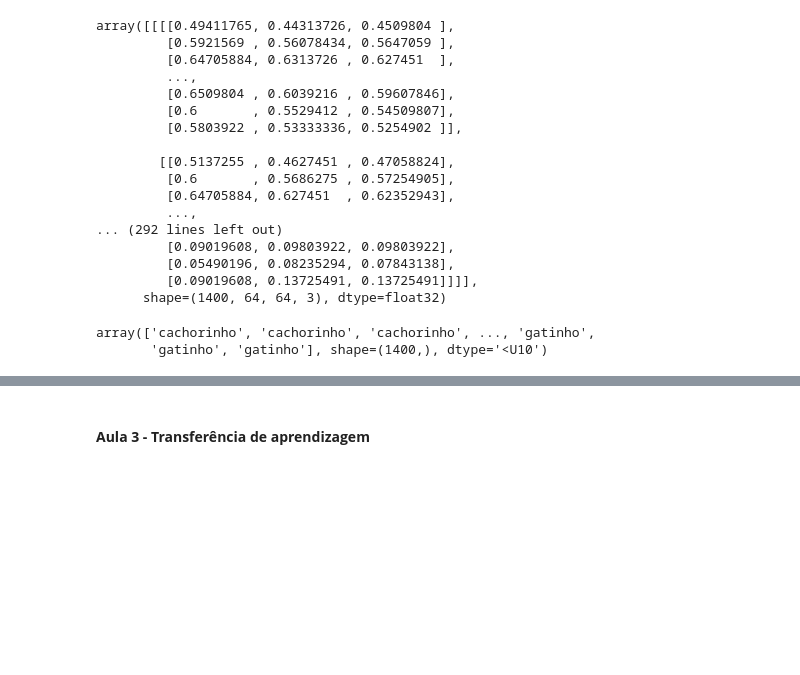
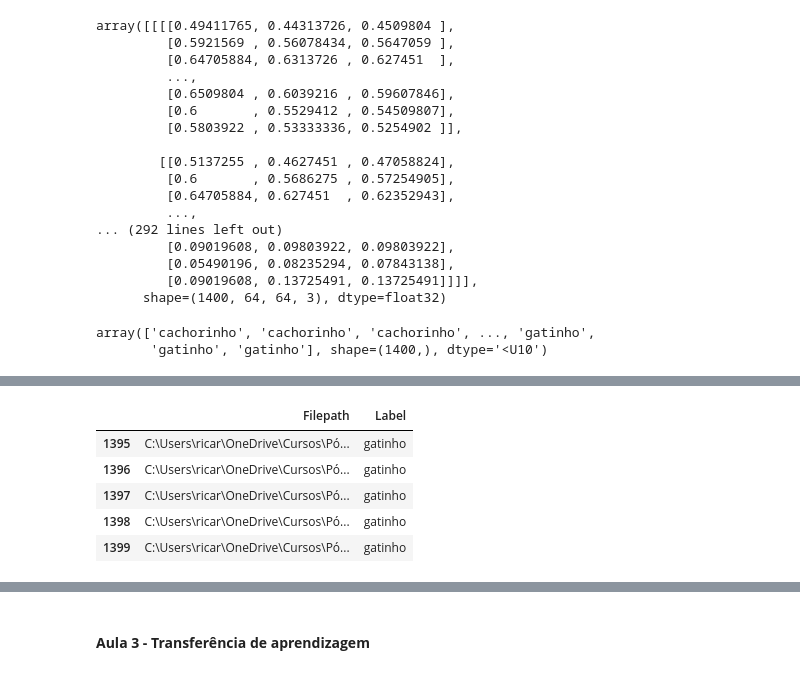
Before and after one commit to RicardViana/fiap-Deep-Learning-and-unstructured-data, a Jupyter notebook: deep_reinforcement_learning.ipynb, the cells around one changed output, grey strips where cells are left out. Cells and saved outputs as stored; diff of their text form; code cells hidden in the pictures; blank space fills up the shorter version.

```diff
--- a/deep_reinforcement_learning.ipynb
+++ b/deep_reinforcement_learning.ipynb
@@ -564,0 +597,10 @@ array(['cachorinho', 'cachorinho', 'cachorinho', ..., 'gatinho',
+# %%
+# Consultando o data frame com o head
+df.tail()
+# %% [output]
+|  | Filepath | Label |
+| 1395 | C:\Users\ricar\OneDrive\Cursos\Pó... | gatinho |
+| 1396 | C:\Users\ricar\OneDrive\Cursos\Pó... | gatinho |
+| 1397 | C:\Users\ricar\OneDrive\Cursos\Pó... | gatinho |
+| 1398 | C:\Users\ricar\OneDrive\Cursos\Pó... | gatinho |
+| 1399 | C:\Users\ricar\OneDrive\Cursos\Pó... | gatinho |
```
Also changed, not shown: parts of 36 cells of this notebook.
